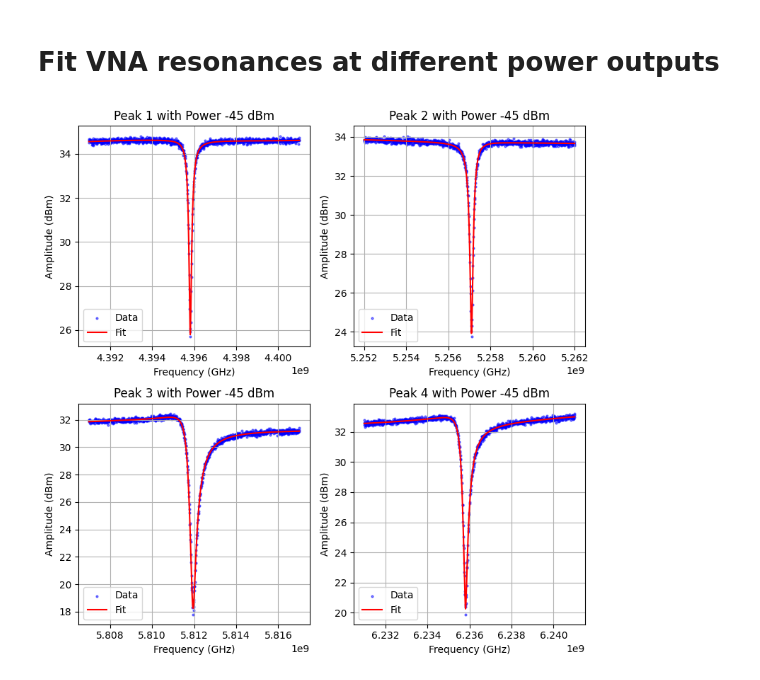
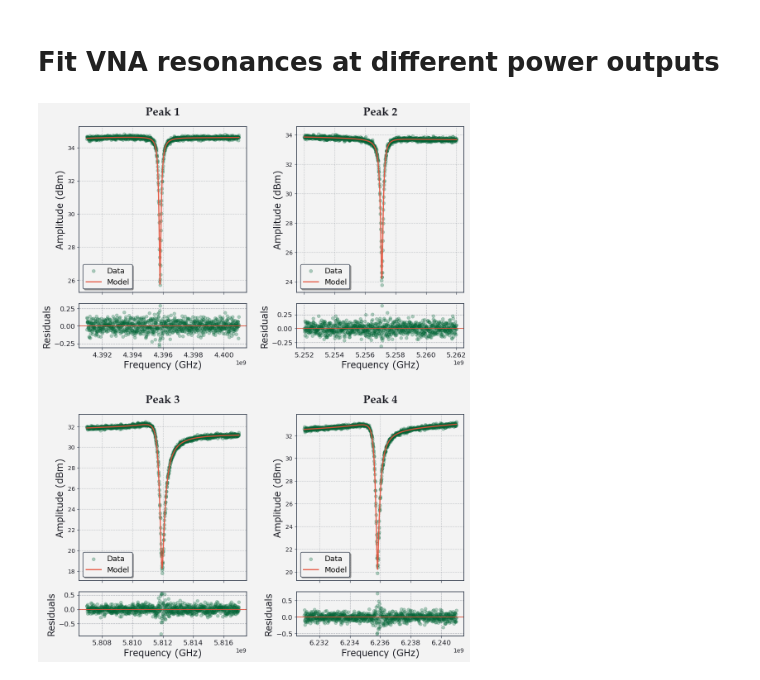
Before and after one commit to biqute/QTLab2425, a Jupyter notebook: IRdetection/Analysis/fit_VNA_resonances.ipynb, the cells around one changed output. Drawn from its saved outputs; the diff is of its cells as text; code cells hidden in the pictures.

Commit message:
standardized graphics of plots

```diff
--- a/IRdetection/Analysis/fit_VNA_resonances.ipynb
+++ b/IRdetection/Analysis/fit_VNA_resonances.ipynb
@@ -40,7 +71,10 @@ meta = {k: v for k, v in meta_all.items() if k[1] == -45}
 resonance_frequneces = []
 
 nof_peaks = 4
-fig, ax = plt.subplots(int(np.sqrt(nof_peaks)), int(np.sqrt(nof_peaks)), figsize=(8, 8))
+nrows = 2
+ncols = 2
+#fig, ax = plt.subplots(int(np.sqrt(nof_peaks)), int(np.sqrt(nof_peaks)), figsize=(8, 8))
+fig, ax = plt.subplots(nrows, ncols, figsize=(12, nrows * 8), gridspec_kw={'hspace':0.3, 'wspace':0.3})
 row_iter = 0
 col_iter = 0
 
@@ -61,13 +95,13 @@ for k, peak_data in data.items():
                         loss_function=LeastSquares
                     )
 
-    searcher = ResonancePeakSearcher()
-    result = fitter.fit_magicus(searcher=searcher)
+    searcher = ResonancePeakSearcher(version="T")
+    result = fitter.fit(searcher=searcher)
 
     # Check if the fit was successful
     if result.valid:
         # p-value test
-        p_value = fitter.p_value(result)
+        p_value = fitter.p_value()
         if p_value < 0.05:
             print(f"Fit for peak {k[0]}, power {k[1]} dBm failed (p-value: {p_value})")
             # For now we take the fmin as the resonance frequency
@@ -78,42 +112,42 @@ for k, peak_data in data.items():
             # Extract the resonance frequency from the fitted parameters
             resonance_frequency = result.values['f0'] + searcher.params['fmin']
             resonance_frequneces.append(resonance_frequency)
             # Plot the fit result
             fitted_params = result.values.to_dict()
             fitted_params['fmin'] = searcher.params['fmin']
-            ax[row_iter, col_iter].scatter(peak_data[:, 0], peak_data[:, 1], label='Data', color='blue', alpha=0.5, s=4)
-            ax[row_iter, col_iter].plot(peak_data[:, 0], model(peak_data[:, 0], *fitted_params.values()), label='Fit', color='red')
-            # add labels, title and legend
-            ax[row_iter, col_iter].set_xlabel('Frequency (GHz)')
-            ax[row_iter, col_iter].set_ylabel('Amplitude (dBm)')
-            ax[row_iter, col_iter].set_title(f'Peak {k[0]} with Power {k[1]} dBm')
-            ax[row_iter, col_iter].legend()
-            ax[row_iter, col_iter].grid()
+            plot_fit(peak_data, model, fitted_params,
+                     title=f'Peak {k[0]}', #with power -45dBm
+                     xlabel='Frequency (GHz)',
+                     ylabel='Amplitude (dBm)',
+                     palette=palette,
+                     typography=typography,
+                     ax=ax[row_iter, col_iter],
+                     rasterize_points=True)
     else:
         print(f"Fit for peak {k[0]}, power {k[1]} dBm failed (invalid result)")
         # For now we take the fmin as the resonance frequency
         resonance_frequency = searcher.params['fmin']
         resonance_frequneces.append(resonance_frequency)
         # Plot anyway the data
         ax[row_iter, col_iter].scatter(peak_data[:, 0], peak_data[:, 1], label='Data', color='blue', alpha=0.5, s=4)
         # add labels, title and legend
         ax[row_iter, col_iter].set_xlabel('Frequency (GHz)')
         ax[row_iter, col_iter].set_ylabel('Amplitude (dBm)')
         ax[row_iter, col_iter].set_title(f'Peak {k[0]} with Power {k[1]} dBm')
         ax[row_iter, col_iter].legend()
         ax[row_iter, col_iter].grid()
 
     # update iterators
     col_iter += 1
     if col_iter >= int(np.sqrt(nof_peaks)):
         col_iter = 0
         row_iter += 1
 
 # adjust the layout
 plt.tight_layout()
 plt.show()
 # %% [output]
-[figure, old version]
+[figure, new version]
 # %%
 resonance_frequneces
 # %% [output]
```
Also changed, not shown: parts of 4 cells of this notebook, 2 other files.
